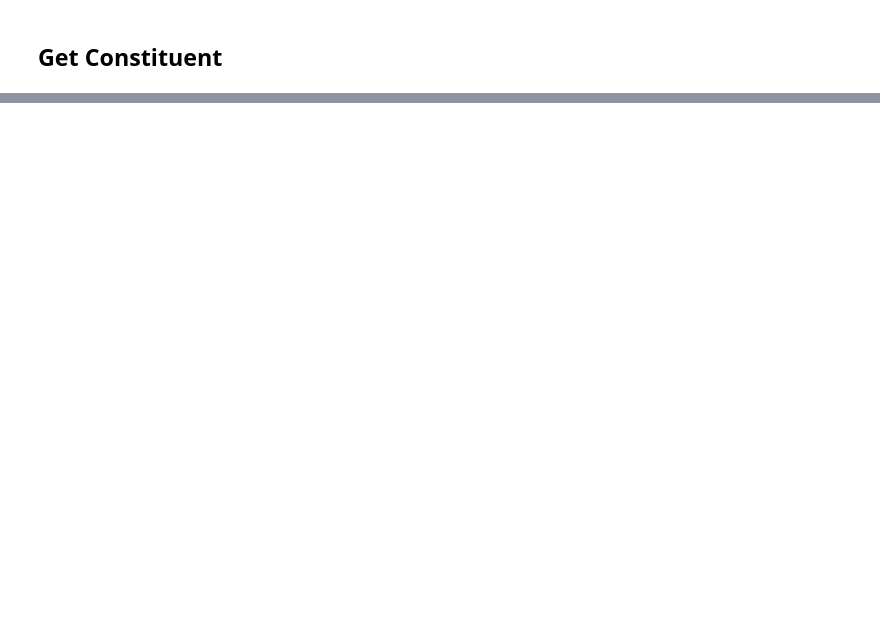
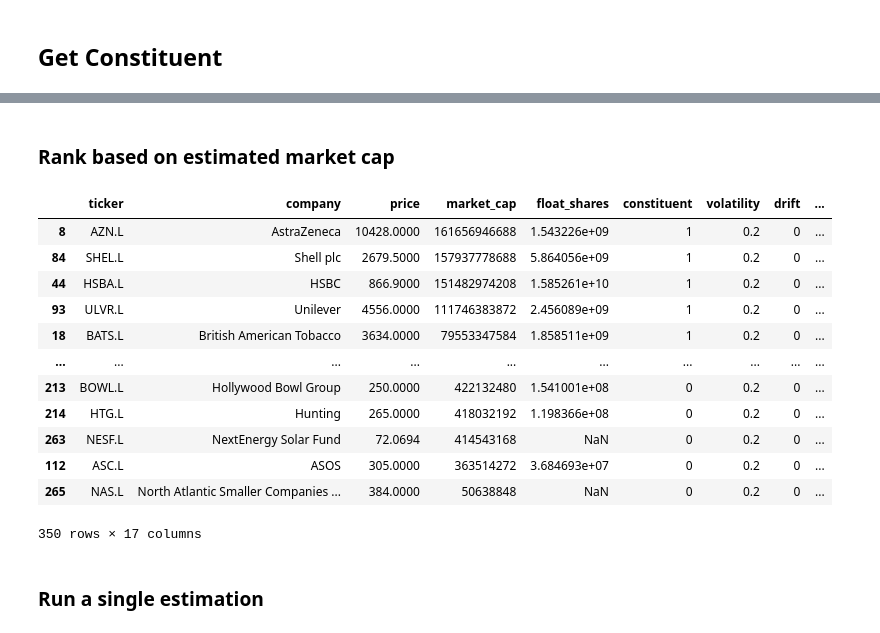
Before and after one commit to python-Marsh/Index-Rebalance, a Jupyter notebook: index_rebalance/playground.ipynb, the cells around one changed output, grey strips where cells are left out. Saved outputs shown, nothing was run; the diff lists cells and outputs as text; code cells hidden in the pictures; blank space fills up the shorter version.

```diff
--- a/index_rebalance/playground.ipynb
+++ b/index_rebalance/playground.ipynb
@@ -146,0 +319,76 @@ df
+# %% [markdown]
+### Rank based on estimated market cap
+# %%
+import numpy as np
+import pandas as pd
+from typing import List
+
+def apply_ftse100_review_rules(df: pd.DataFrame) -> pd.DataFrame:
+    # df = df.copy()
+    df = df.sort_values("estimated market cap rank").reset_index(drop=True)
+
+    # Step 1: flag potential adds and deletes
+    df["potential_insert"] = (df["constituent"] == 0) & (df["estimated market cap rank"] <= 90)
+    df["potential_delete"] = (df["constituent"] == 1) & (df["estimated market cap rank"] >= 111)
+
+    insert_candidates = df[df["potential_insert"]]
+    delete_candidates = df[df["potential_delete"]]
+
+    num_inserts = len(insert_candidates)
+    num_deletes = len(delete_candidates)
+    df["forced_delete"] = False
+    df["forced_insert"] = False
+
+    # Step 2: Enforce constant 100 membership by balancing inserts/deletes
+    if num_inserts > num_deletes:
+        extra = num_inserts - num_deletes
+        # Remove more lowest-ranked current members
+        current_constituents = df[df["constituent"] == 1]
+        extra_deletes = current_constituents.sort_values("estimated market cap rank", ascending=False).head(extra)
+        df.loc[extra_deletes.index, "forced_delete"] = True
+    elif num_deletes > num_inserts:
+        extra = num_deletes - num_inserts
+        # Add more highest-ranked non-members
+        non_constituents = df[df["constituent"] == 0]
+        extra_inserts = non_constituents.sort_values("estimated market cap rank", ascending=True).head(extra)
+        df.loc[extra_inserts.index, "forced_insert"] = True
+    else:
+        df["forced_delete"] = False
+        df["forced_insert"] = False
+
+    # Step 3: Set review decision
+    def review_decision(row):
+        if row["constituent"] == 1:
+            if row.get("potential_delete", False) or row.get("forced_delete", False):
+                return "removed"
+            else:
+                return "stay"
+        else:
+            if row.get("potential_insert", False) or row.get("forced_insert", False):
+                return "added"
+            else:
+                return "not included"
+
+    df["review_decision"] = df.apply(review_decision, axis=1)
+
+def rank(df: pd.DataFrame):
+    df['number of shares'] = df['market_cap'] / df['price']
+    df['estimated market cap'] = df['estimated stock price'] * df['number of shares']
+    df['estimated market cap rank'] = df['estimated market cap'].rank(ascending=False, method='min')
+    apply_ftse100_review_rules(df)
+# %% [output]
+|  | ticker | company | price | market_cap | float_shares | constituent | volatility | drift | ... |
+| 8 | AZN.L | AstraZeneca | 10428.0000 | 161656946688 | 1.543226e+09 | 1 | 0.2 | 0 | ... |
+| 84 | SHEL.L | Shell plc | 2679.5000 | 157937778688 | 5.864056e+09 | 1 | 0.2 | 0 | ... |
+| 44 | HSBA.L | HSBC | 866.9000 | 151482974208 | 1.585261e+10 | 1 | 0.2 | 0 | ... |
+| 93 | ULVR.L | Unilever | 4556.0000 | 111746383872 | 2.456089e+09 | 1 | 0.2 | 0 | ... |
+| 18 | BATS.L | British American Tobacco | 3634.0000 | 79553347584 | 1.858511e+09 | 1 | 0.2 | 0 | ... |
+| ... | ... | ... | ... | ... | ... | ... | ... | ... | ... |
+| 213 | BOWL.L | Hollywood Bowl Group | 250.0000 | 422132480 | 1.541001e+08 | 0 | 0.2 | 0 | ... |
+| 214 | HTG.L | Hunting | 265.0000 | 418032192 | 1.198366e+08 | 0 | 0.2 | 0 | ... |
+| 263 | NESF.L | NextEnergy Solar Fund | 72.0694 | 414543168 | NaN | 0 | 0.2 | 0 | ... |
+| 112 | ASC.L | ASOS | 305.0000 | 363514272 | 3.684693e+07 | 0 | 0.2 | 0 | ... |
+| 265 | NAS.L | North Atlantic Smaller Companies ... | 384.0000 | 50638848 | NaN | 0 | 0.2 | 0 | ... |
+350 rows × 17 columns
+# %% [markdown]
+### Run a single estimation
```
Also changed, not shown: parts of 22 cells of this notebook, 5 other files.
